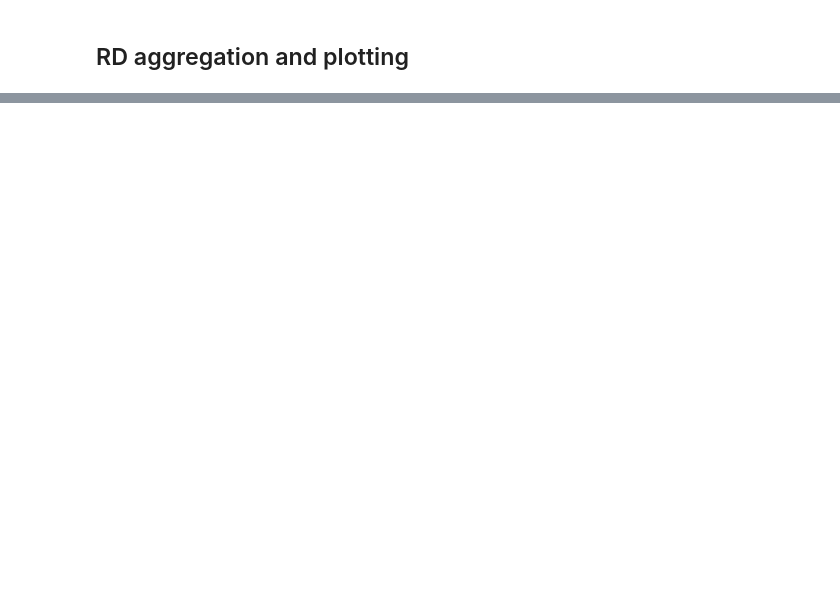
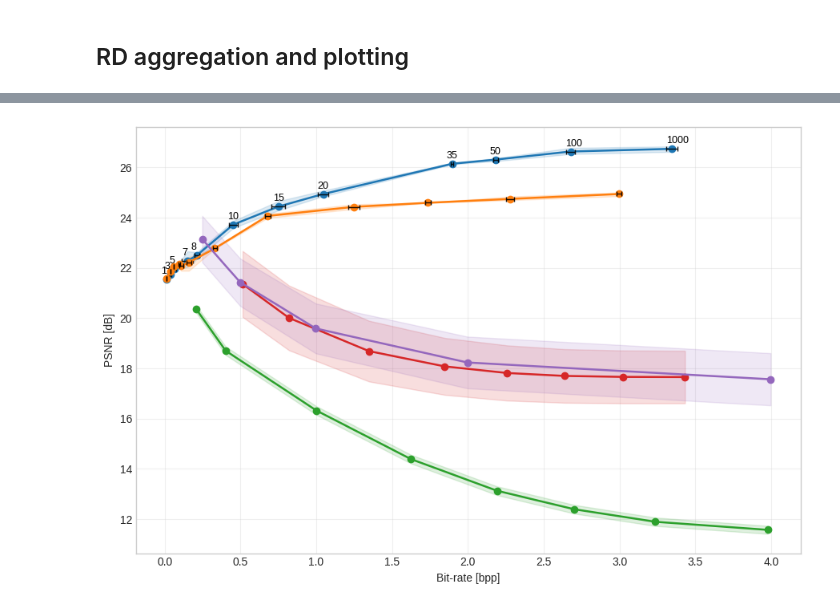
Before and after one commit to CedricLeon/MAYA_DC, a Jupyter notebook: notebooks/RD-curve_plots.ipynb, the cells around one changed output, grey strips where cells are left out. Saved outputs shown, nothing was run; the diff lists cells and outputs as text; code cells hidden in the pictures; blank space fills up the shorter version.

```diff
--- a/notebooks/RD-curve_plots.ipynb
+++ b/notebooks/RD-curve_plots.ipynb
@@ -1264,0 +903,18 @@ plt.show()
+# %%
+RD_PLOT_CFG = {
+    'rate_metric': 'rate',
+    'quality_metric': 'ssim_amp',
+    'group_columns': GROUP_COLUMNS,
+    'show_rate_error_bars': True,
+    'show_quality_error_bars': False,
+    'show_quality_band': True,
+    'annotate_lambda': True,
+    'title': None,
+    'save_stats_csv': True,
+    'baseline_summary_csvs': DEFAULT_BASELINE_SUMMARY_CSVS,
+    'save_combined_stats_csv': True,
+    'max_codec_bpp': 4.0,  # drop baseline codec points above this bpp (None = no limit)
+    # Set to True/False to override show_rate_error_bars for traditional codec curves only.
+    # None means use the same value as show_rate_error_bars for all curves.
+    'show_rate_error_bars_for_codecs': False,
+}
@@ -1264,0 +1069,39 @@ plt.show()
+# %%
+# ── PSNR ──────────────────────────────────────────────────────────
+rd_stats_psnr, resolved_psnr = aggregate_rd_statistics(
+    filtered_runs_df,
+    rate_metric='rate',
+    quality_metric='psnr_amp',
+    group_columns=RD_PLOT_CFG['group_columns'],
+)
+
+baseline_psnr = pd.DataFrame()
+if not baseline_rd_stats_df.empty:
+    baseline_psnr = adapt_baseline_quality(baseline_rd_stats_df, resolved_psnr['quality_metric'])
+    baseline_psnr = filter_baseline_by_bpp(baseline_psnr, RD_PLOT_CFG['max_codec_bpp'])
+
+combined_psnr = (
+    pd.concat([rd_stats_psnr, baseline_psnr], ignore_index=True, sort=False)
+    if not baseline_psnr.empty
+    else rd_stats_psnr
+)
+
+fig, _ = plot_rd_curve(
+    combined_psnr,
+    resolved_rate_metric=resolved_psnr['rate_metric'],
+    resolved_quality_metric=resolved_psnr['quality_metric'],
+    show_rate_error_bars=RD_PLOT_CFG['show_rate_error_bars'],
+    show_quality_band=RD_PLOT_CFG['show_quality_band'],
+    annotate_lambda=RD_PLOT_CFG['annotate_lambda'],
+    title=RD_PLOT_CFG['title'],
+    show_rate_error_bars_for_codecs=RD_PLOT_CFG.get('show_rate_error_bars_for_codecs'),
+    show_legend=False,
+)
+plt.show()
+
+for ext in (["svg"]):
+    out = Path("RD-curves_PSNR").with_suffix(f".{ext}")
+    fig.savefig(out, bbox_inches="tight", dpi=150)
+    print(f"Saved {out}")
+# %% [output]
+[figure, added]
```
Also changed, not shown: parts of 15 cells of this notebook, 19 other files.
